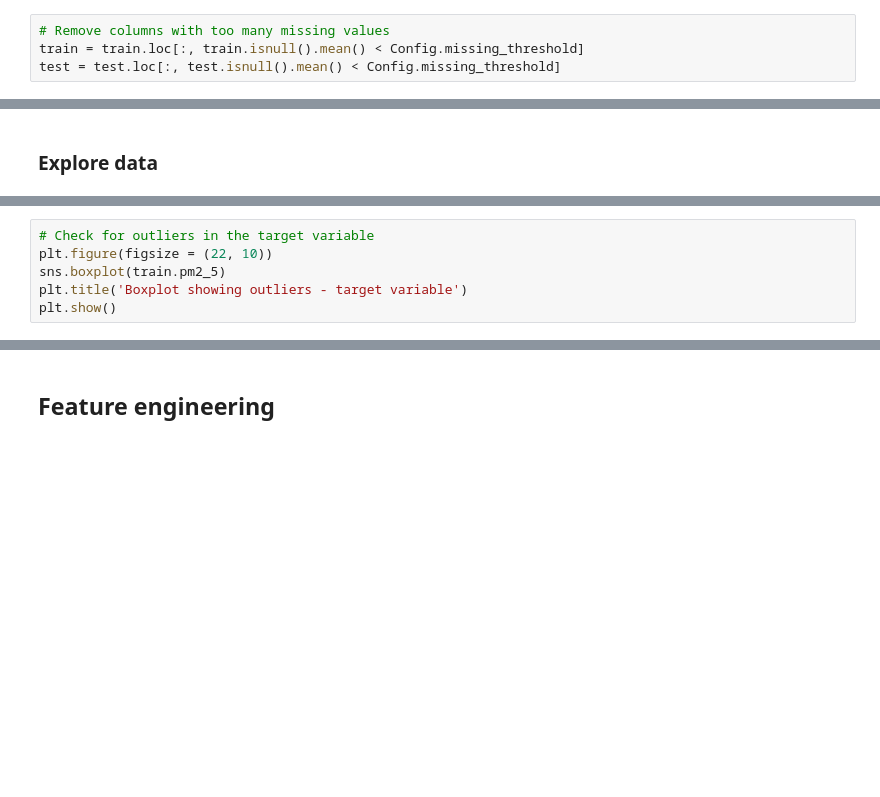
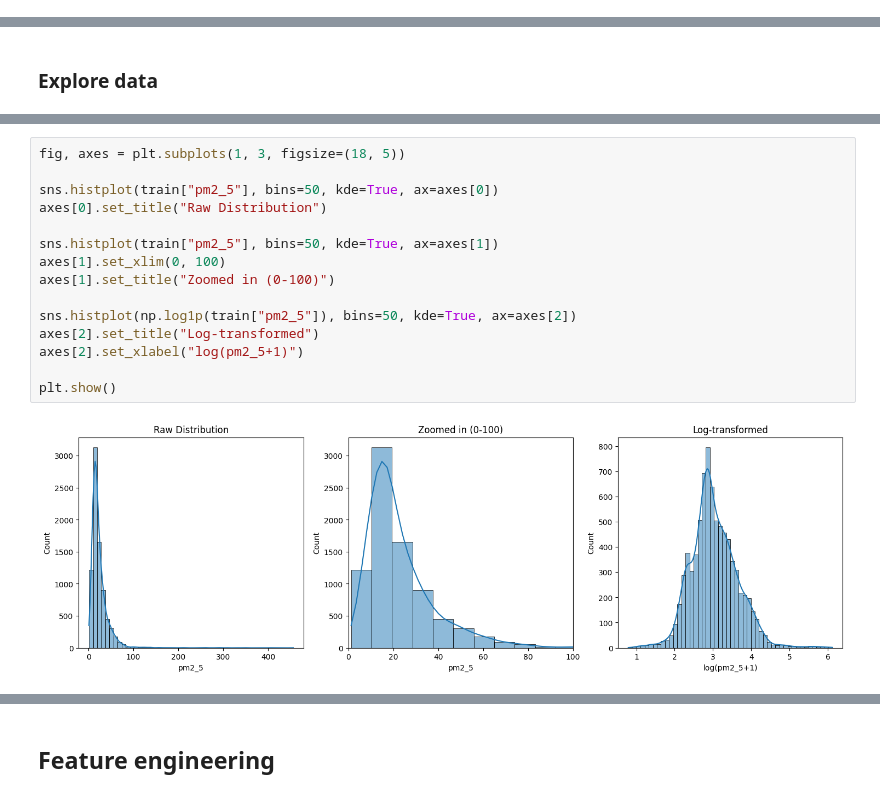
Before and after one commit to truong2710-cyber/AI7101-Group-Assignment, a Jupyter notebook: solution.ipynb, the cells around one changed output, grey strips where cells are left out. Drawn from its saved outputs; the diff is of its cells as text; blank space fills up the shorter version.

```diff
--- a/solution.ipynb
+++ b/solution.ipynb
@@ -72,7 +80,3 @@ class Config:
 # Load data
 train = pd.read_csv('dataset/Train.csv')
 test = pd.read_csv('dataset/Test.csv')
-# %%
-# Remove columns with too many missing values
-train = train.loc[:, train.isnull().mean() < Config.missing_threshold]
-test = test.loc[:, test.isnull().mean() < Config.missing_threshold]
@@ -99,6 +236,17 @@ location_variance
-# %%
-# Check for outliers in the target variable
-plt.figure(figsize = (22, 10))
-sns.boxplot(train.pm2_5)
-plt.title('Boxplot showing outliers - target variable')
-plt.show()
+# %%
+fig, axes = plt.subplots(1, 3, figsize=(18, 5))
+
+sns.histplot(train["pm2_5"], bins=50, kde=True, ax=axes[0])
+axes[0].set_title("Raw Distribution")
+
+sns.histplot(train["pm2_5"], bins=50, kde=True, ax=axes[1])
+axes[1].set_xlim(0, 100)
+axes[1].set_title("Zoomed in (0-100)")
+
+sns.histplot(np.log1p(train["pm2_5"]), bins=50, kde=True, ax=axes[2])
+axes[2].set_title("Log-transformed")
+axes[2].set_xlabel("log(pm2_5+1)")
+
+plt.show()
+# %% [output]
+[figure, added]
```
Also changed, not shown: parts of 17 cells of this notebook, 24 other files.
